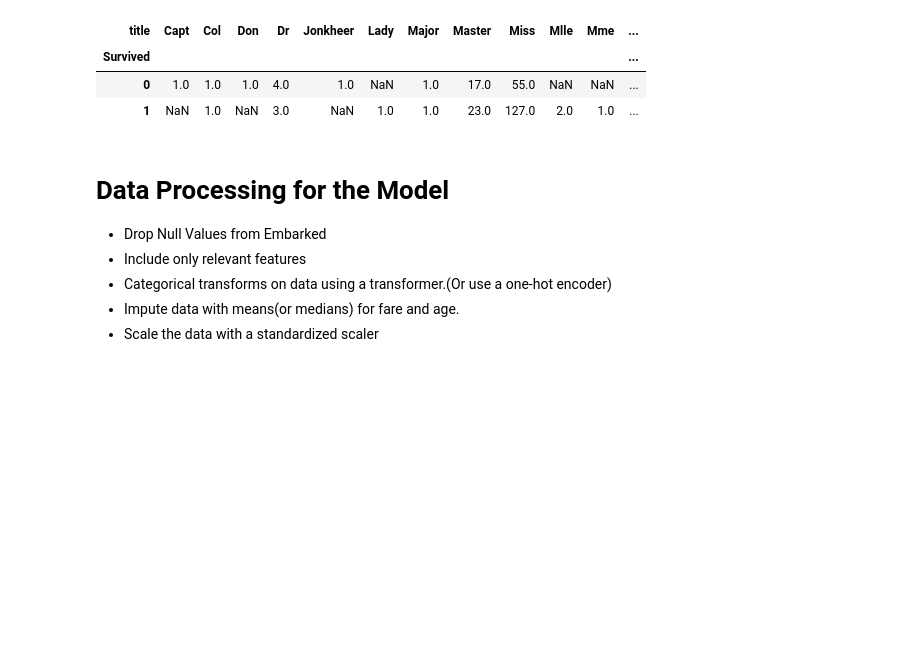
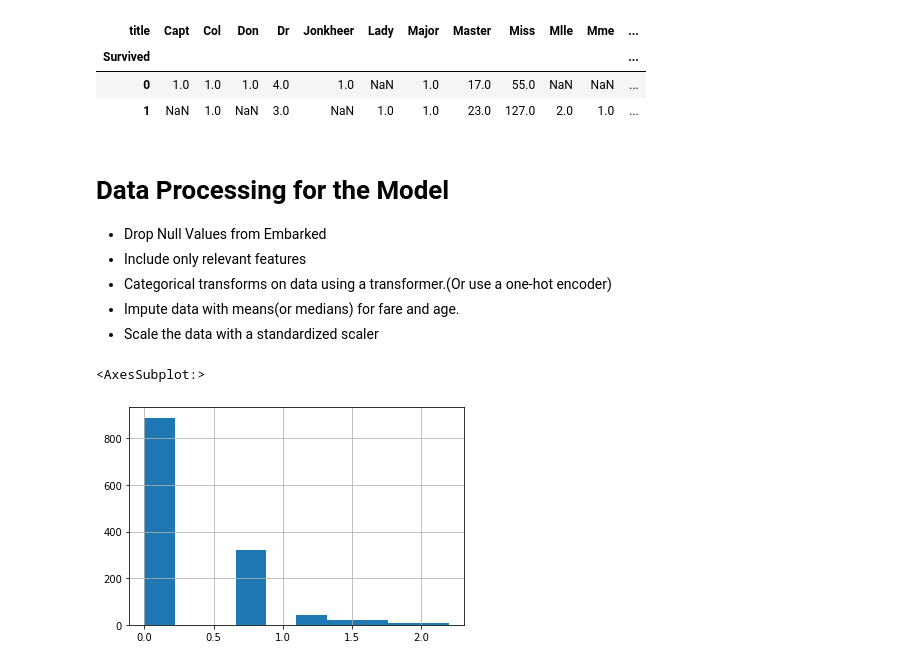
Before and after one commit to niramay447/kaggle-competitions, a Jupyter notebook: titanic.ipynb, the cells around one changed output. Cells and saved outputs as stored; diff of their text form; code cells hidden in the pictures; blank space fills up the shorter version.

```diff
--- a/titanic.ipynb
+++ b/titanic.ipynb
@@ -252,3 +252,10 @@ train_test_combined['Fare'] = train_test_combined['Fare'].fillna(train['Fare'].m
 # drop rows where 'Embarked' is Null
 
 train_test_combined.dropna(subset=['Embarked'],inplace = True)
+# %%
+# log normalisation of SibSp and check if we get a roughly normal distribution by plotting a histogram
+train_test_combined['normalised_sibsp'] = np.log(train_test_combined['SibSp']+1)
+train_test_combined['normalised_sibsp'].hist()
+# %% [output]
+<AxesSubplot:>
+[figure, added]
```
Also changed, not shown: parts of 5 cells of this notebook.
